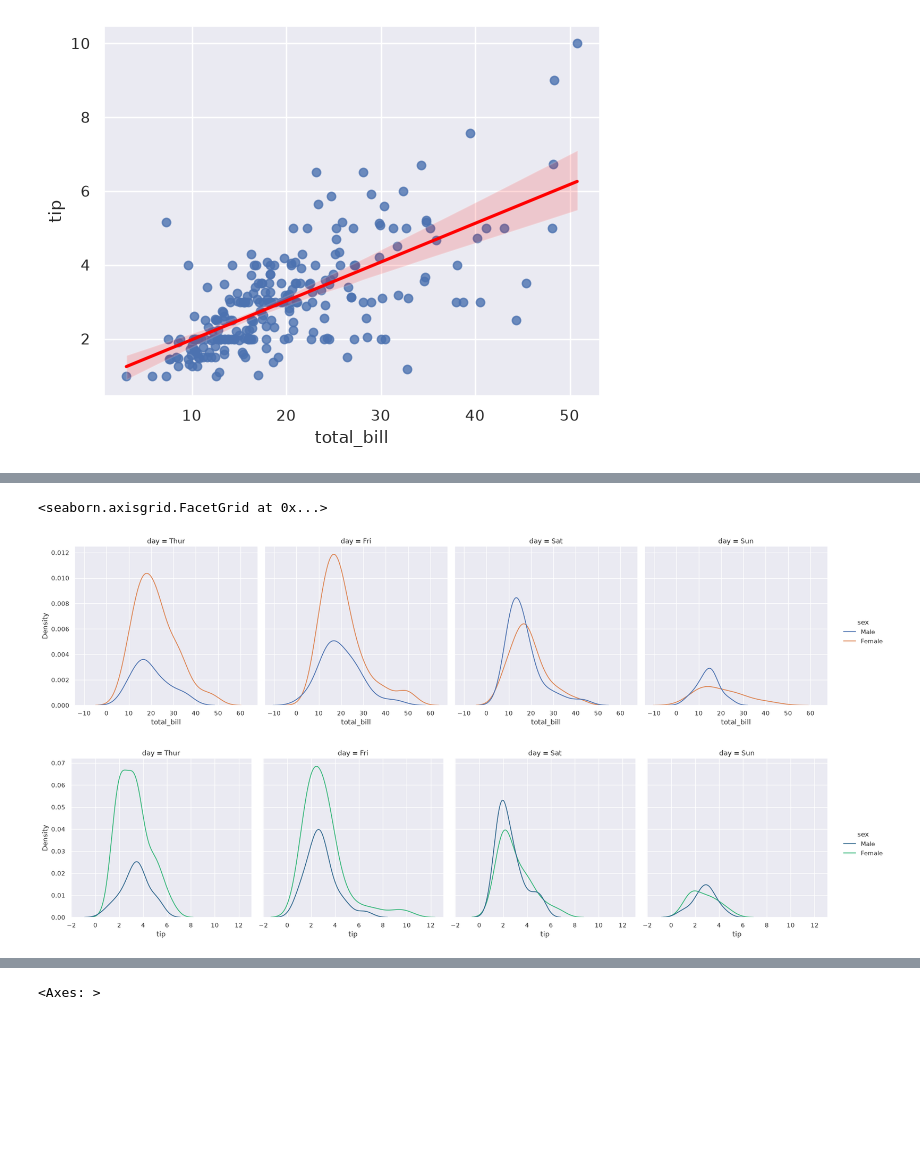
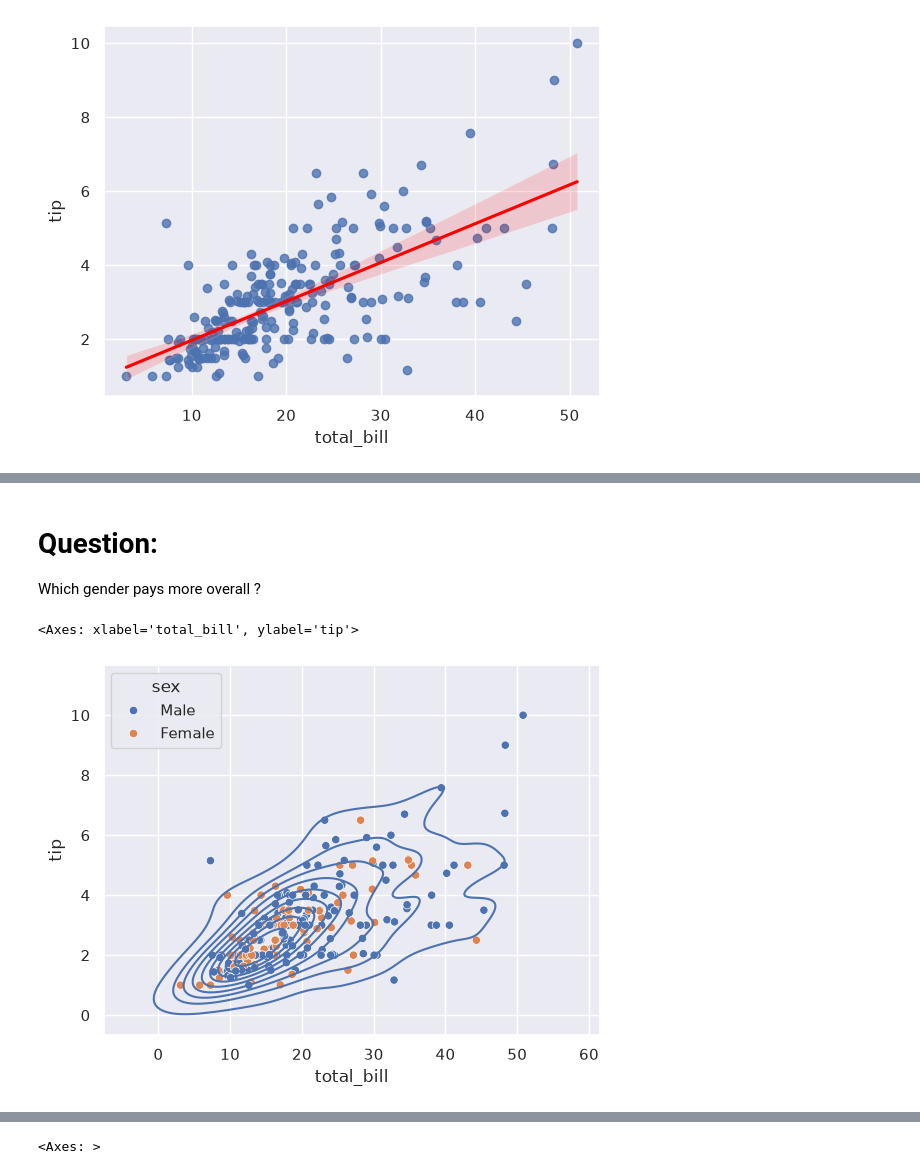
Before and after one commit to amir-razmi/tips-dataset-regression, a Jupyter notebook: notebooks/3-multivariate-data-analysis.ipynb, the cells around one changed output, grey strips where cells are left out. Drawn from its saved outputs; the diff is of its cells as text; code cells hidden in the pictures; blank space fills up the shorter version.

```diff
--- a/notebooks/3-multivariate-data-analysis.ipynb
+++ b/notebooks/3-multivariate-data-analysis.ipynb
@@ -88,7 +43,11 @@ sns.barplot(data=df, x='time', y='tip', hue='sex', ax=ax4, palette='viridis')
-# %%
-sns.displot(data=df, x='total_bill', hue='sex', col='day', kind='kde')
-sns.displot(data=df, x='tip', hue='sex', col='day', kind='kde', palette='viridis')
-# %% [output]
-<seaborn.axisgrid.FacetGrid at 0x...>
-[figure, removed]
-[figure, removed]
+# %% [markdown]
+# Question:
+Which gender pays more overall ?
+# %%
+sns.scatterplot(data=df, x='total_bill', y='tip', hue='sex')
+sns.kdeplot(data=df, x='total_bill', y='tip')
+
+#INFO: As distance from the median increases, the male-to-female ratio widens significantly, with males dominating the high-end outliers.
+# %% [output]
+<Axes: xlabel='total_bill', ylabel='tip'>
+[figure, added]
```
Also changed, not shown: parts of 16 cells of this notebook, 1 other file.
